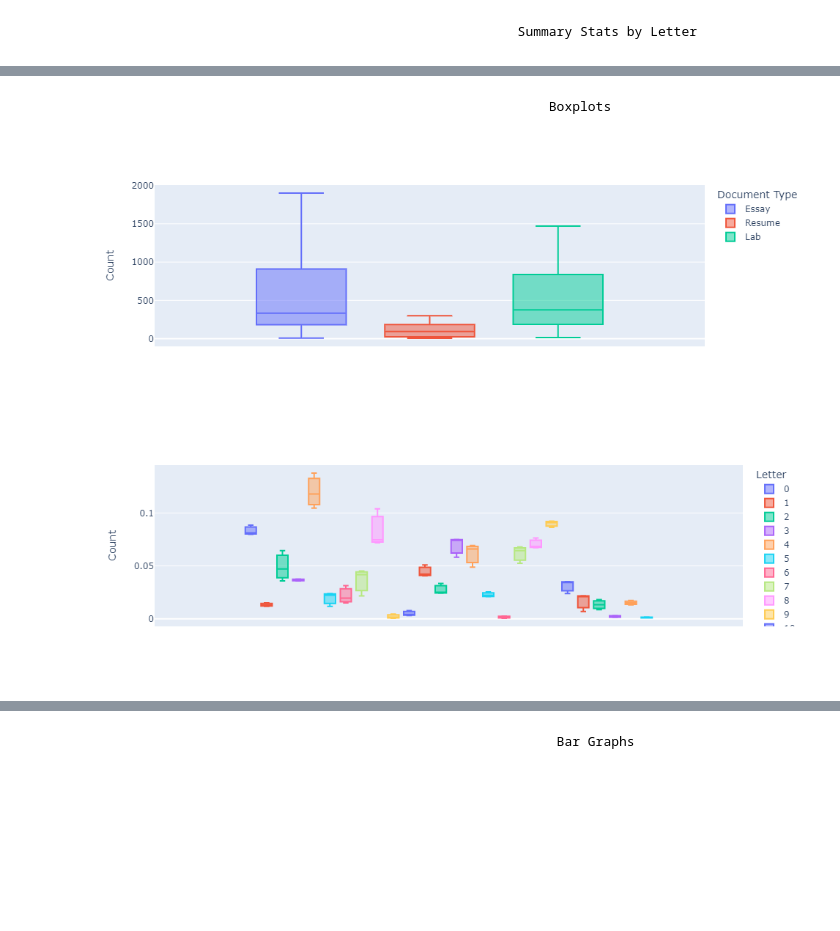
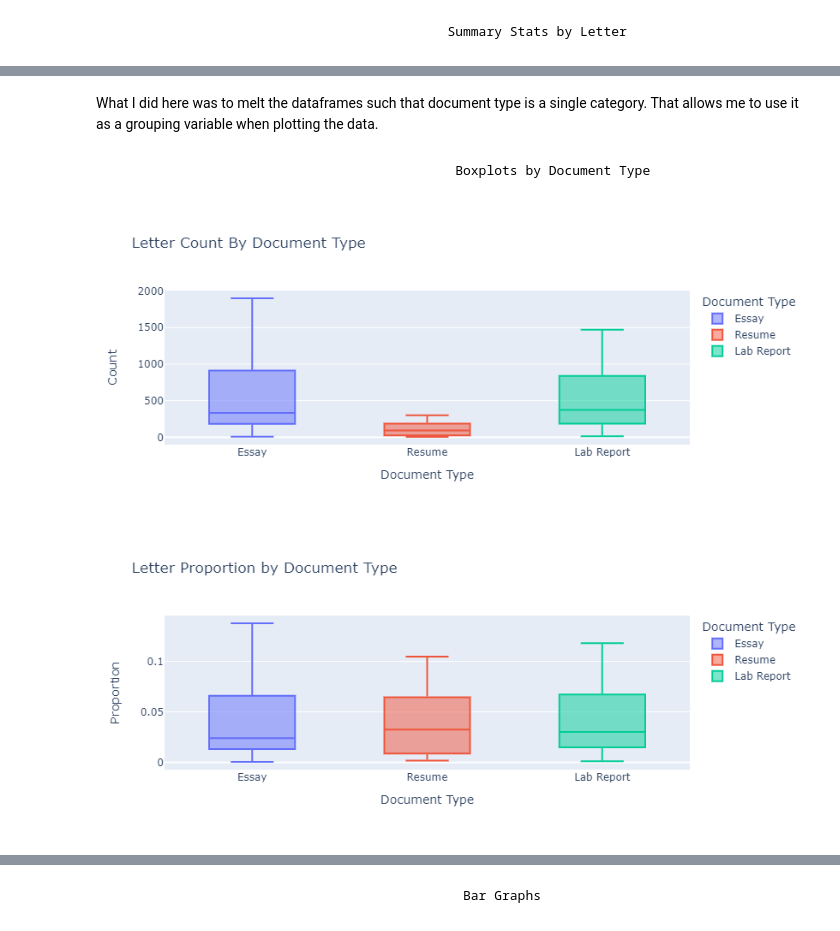
Before and after one commit to mikayla-eckelcifrese/JupyterLabRepository, a Jupyter notebook: DAT301 Project 2.ipynb, the cells around one changed output, grey strips where cells are left out. Cells and saved outputs as stored; diff of their text form; code cells hidden in the pictures; blank space fills up the shorter version.

```diff
--- a/DAT301 Project 2.ipynb
+++ b/DAT301 Project 2.ipynb
@@ -109,8 +124,9 @@ merged_data = pd.concat([temp, LabFrequency_df.drop(['Letter'], axis = 1, inplac
 
 merged_data.dropna(inplace = True)
 
-merged_data.columns = ["Letter", "Essay", "Resume", "Lab"]
+merged_data.columns = ["Letter", "Essay", "Resume", "Lab Report"]
 
+print(merged_data.head())
 
 frequency_proportions = merged_data.copy() #copies VALUE of variable rather than the reference
 
@@ -118,4 +134,6 @@ temp = frequency_proportions.iloc[:, 1:4]
 
 frequency_proportions.iloc[:, 1:4] = temp/sum(temp)
 
-frequency_proportions.columns = ["Letter", "Essay", "Resume", "Lab"]
+frequency_proportions.columns = ["Letter", "Essay", "Resume", "Lab Report"]
+
+frequency_proportions.head()
@@ -193,7 +229,7 @@ alphabet = ['a', 'b', 'c', 'd', 'e', 'f', 'g', 'h', 'i',
             'j', 'k', 'l', 'm', 'n', 'o', 'p', 'q', 'r',
             's', 't', 'u', 'v', 'w', 'x', 'y', 'z']
 
-def ReshapeData(df):
+def ReshapeData(df, value_name):
     data_by_document = df.copy()
 
     data_by_document.index = alphabet
@@ -202,10 +238,13 @@ def ReshapeData(df):
 
     data_by_document.rename(columns = {'index' : 'Document Type'}, inplace = True)
 
-    data_by_document = data_by_document.melt(id_vars = ["Document Type"], var_name = "Letter", value_name = "Count")
+    data_by_document = data_by_document.melt(id_vars = ["Document Type"], var_name = "Letter", value_name = value_name)
 
-    return data_by_document#.loc[~data_by_document['Count'].isin(alphabet)]
+    return data_by_document
 
 
-frequencies_by_document = ReshapeData(merged_data)
-Proportions_by_document = ReshapeData(frequency_proportions)
+frequencies_by_document = ReshapeData(merged_data, 'Count')
+Proportions_by_document = ReshapeData(frequency_proportions, 'Proportion')
+
+print(frequencies_by_document.head())
+Proportions_by_document.head()
@@ -212,9 +264,13 @@ Proportions_by_document = ReshapeData(frequency_proportions)
+# %% [markdown]
+What I did here was to melt the dataframes such that document type is a single category.  That allows me to use it as a grouping variable when plotting the data.
 # %% [markdown]
-                                                            Boxplots
+                                                Boxplots by Document Type
 # %%
-px.box(frequencies_by_document, y = 'Count', color = 'Document Type').show()
+px.box(frequencies_by_document, y = 'Count', x = 'Document Type', color = 'Document Type',
+       title = "Letter Count By Document Type").show()
 
-px.box(Proportions_by_document, y = 'Count', color = 'Letter').show()
+px.box(Proportions_by_document, y = 'Proportion', x = 'Document Type', color = 'Document Type',
+      title = 'Letter Proportion by Document Type').show()
 # %% [output]
-[figure, old version]
+[figure, new version]
-[figure, old version]
+[figure, new version]
```
Also changed, not shown: parts of 29 cells of this notebook.
